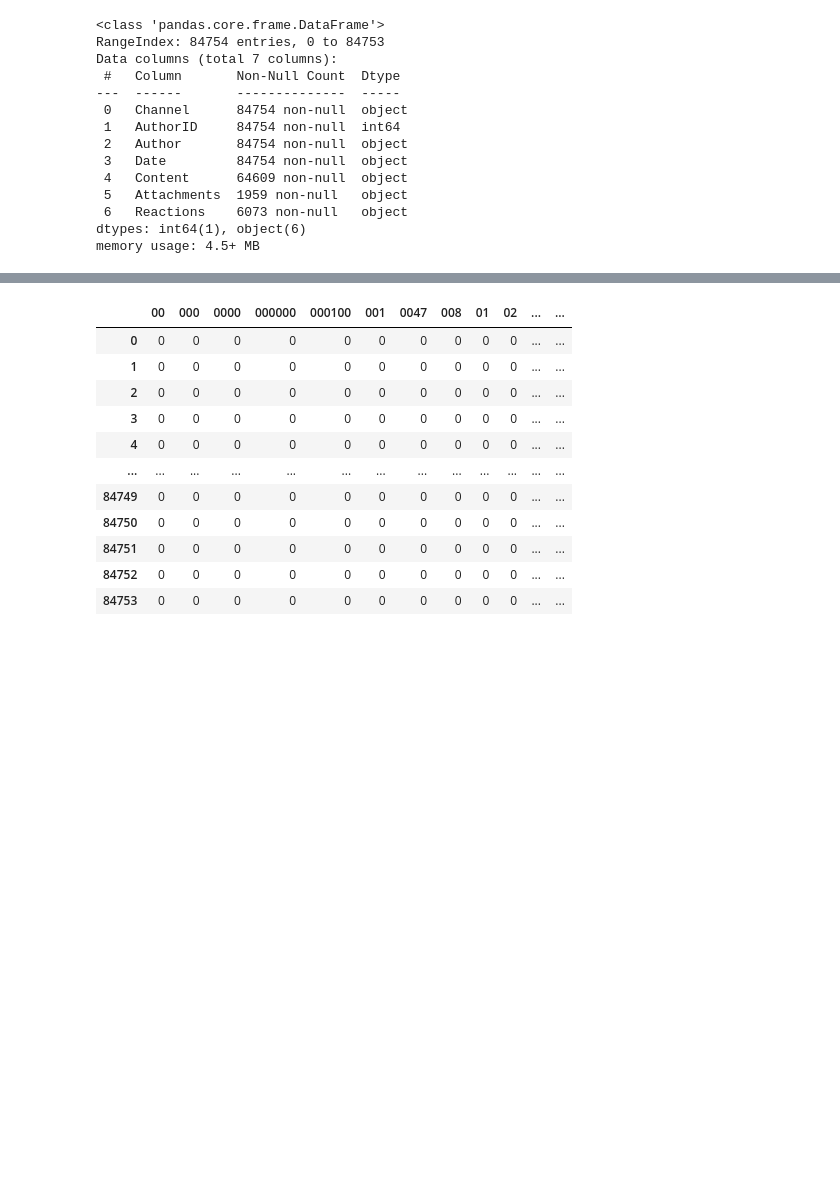
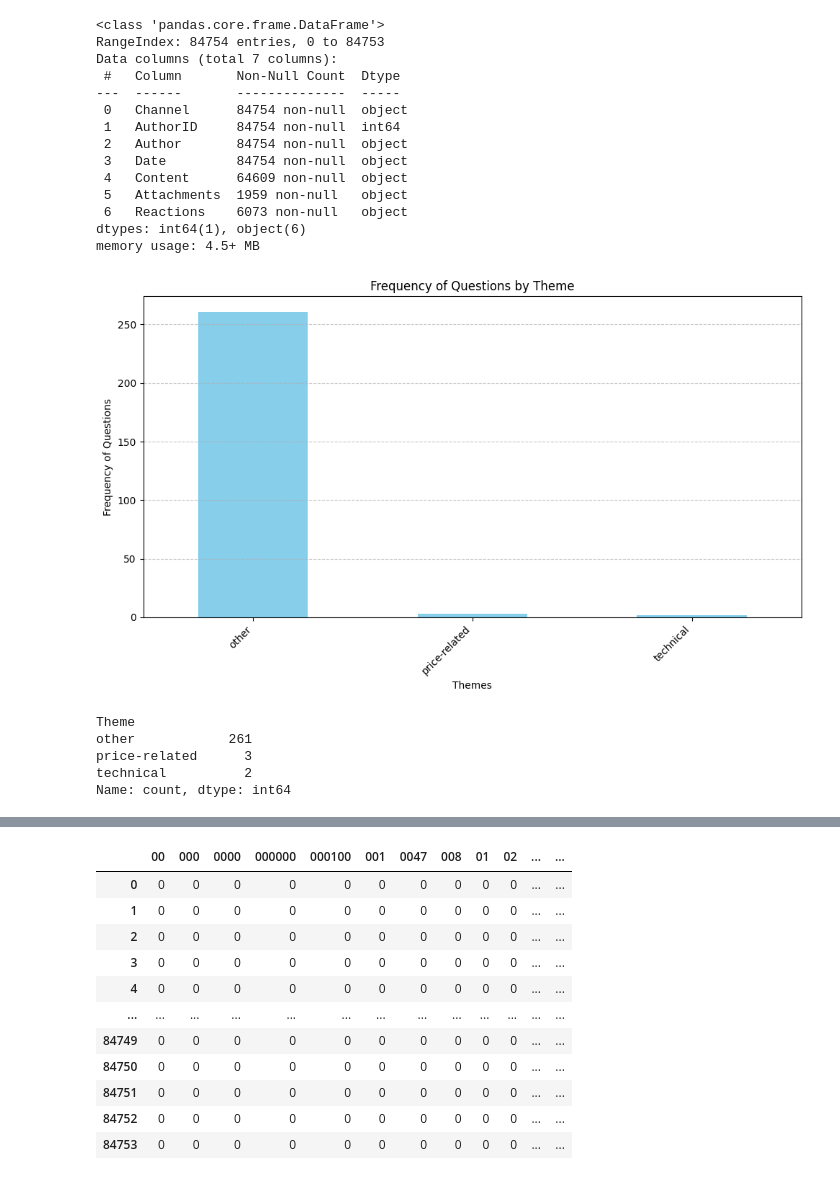
Before and after one commit to bkaggle/Discord-Community, a Jupyter notebook: 4_categorize_into_themes.ipynb, the cells around one changed output, grey strips where cells are left out. Cells and saved outputs as stored; diff of their text form; code cells hidden in the pictures; blank space fills up the shorter version.

```diff
--- a/4_categorize_into_themes.ipynb
+++ b/4_categorize_into_themes.ipynb
@@ -60,3 +60,49 @@ def preprocess_text(text):
 
 # Apply preprocessing to 'Content' column
 df['Preprocessed_Content'] = df['Content'].apply(preprocess_text)
+df.dropna(inplace=True)
+# %%
+# Define themes and associated keywords
+themes_keywords = {
+    'technical': ['smart contracts', 'technical skills', 'building applications', 'APIs'],
+    'price-related': ['$OCEAN token', 'price', 'market trends', 'fluctuating'],
+    'general information': ['development roadmap', 'governance decisions', 'educational resources', 'community-driven initiatives']
+}
+
+# Function to categorize questions into themes
+def categorize_questions(question):
+    for theme, keywords in themes_keywords.items():
+        for keyword in keywords:
+            if re.search(keyword, question, re.IGNORECASE):
+                return theme
+    return 'other'
+# %%
+# Apply categorization to each question
+df['Theme'] = df['Content'].apply(categorize_questions)
+
+# Count the frequency of questions by theme
+theme_counts = df['Theme'].value_counts()
+
+# Create a bar chart for the frequency of questions by theme
+plt.figure(figsize=(10, 6))
+theme_counts.plot(kind='bar', color='skyblue')
+plt.xlabel('Themes')
+plt.ylabel('Frequency of Questions')
+plt.title('Frequency of Questions by Theme')
+plt.grid(axis='y', linestyle='--', alpha=0.7)
+plt.xticks(rotation=45, ha='right')
+
+# Display the plot
+plt.tight_layout()
+plt.show()
+# %% [output]
+[figure, added]
+# %%
+theme_counts = df['Theme'].value_counts()
+theme_counts
+# %% [output]
+Theme
+other            261
+price-related      3
+technical          2
+Name: count, dtype: int64
```
Also changed, not shown: parts of 2 cells of this notebook, 3 other files.
